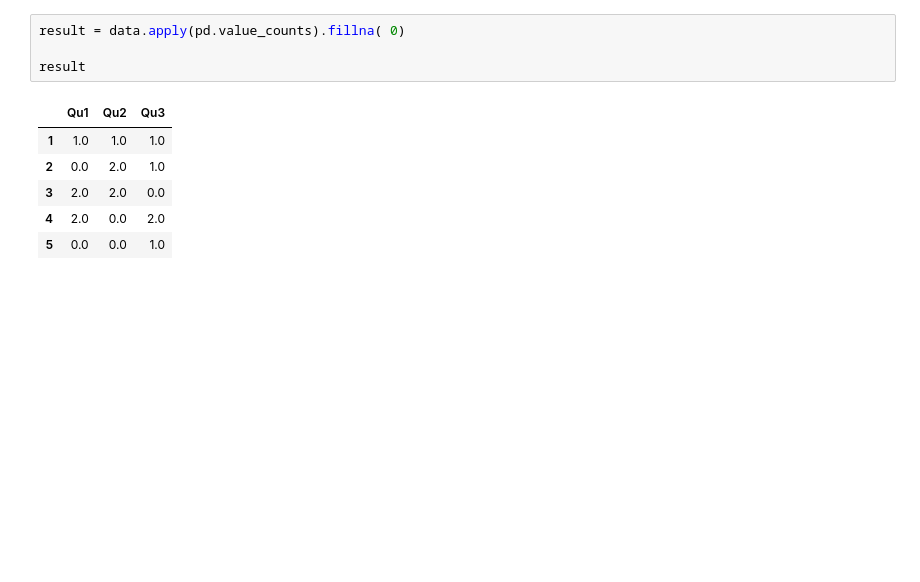
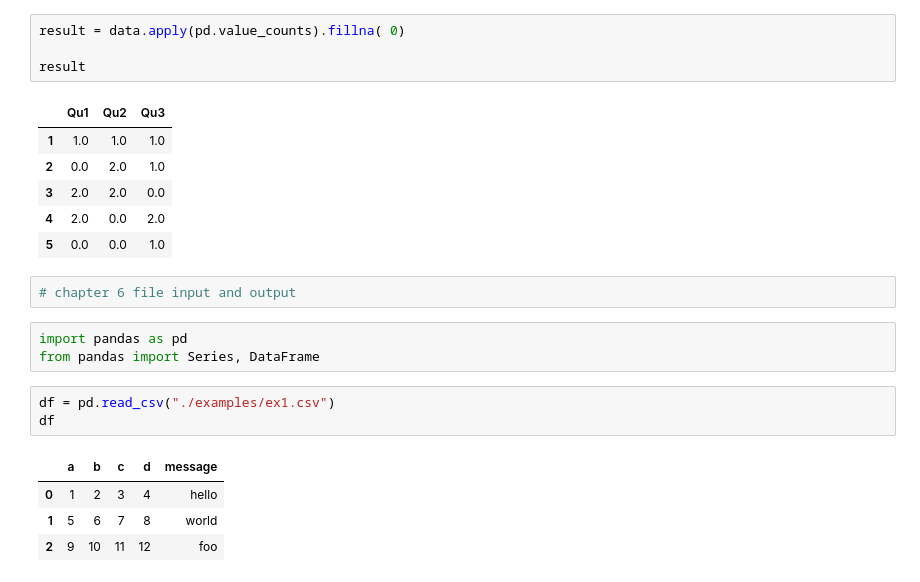
Before and after one commit to UCD-pbio-rclub/python-data-analysis_RuijuanL, a Jupyter notebook: Practice.ipynb, the cells around one changed output. Saved outputs shown, nothing was run; the diff lists cells and outputs as text; blank space fills up the shorter version.

Commit message:
need to finish chapter 6.1

```diff
--- a/Practice.ipynb
+++ b/Practice.ipynb
@@ -1168,3 +1168,16 @@ result
 | 3 | 2.0 | 2.0 | 0.0 |
 | 4 | 2.0 | 0.0 | 2.0 |
 | 5 | 0.0 | 0.0 | 1.0 |
+# %%
+# chapter 6 file input and output
+# %%
+import pandas as pd
+from pandas import Series, DataFrame
+# %%
+df = pd.read_csv("./examples/ex1.csv")
+df
+# %% [output]
+|  | a | b | c | d | message |
+| 0 | 1 | 2 | 3 | 4 | hello |
+| 1 | 5 | 6 | 7 | 8 | world |
+| 2 | 9 | 10 | 11 | 12 | foo |
```
Also changed, not shown: parts of 3 cells of this notebook, 28 other files.
